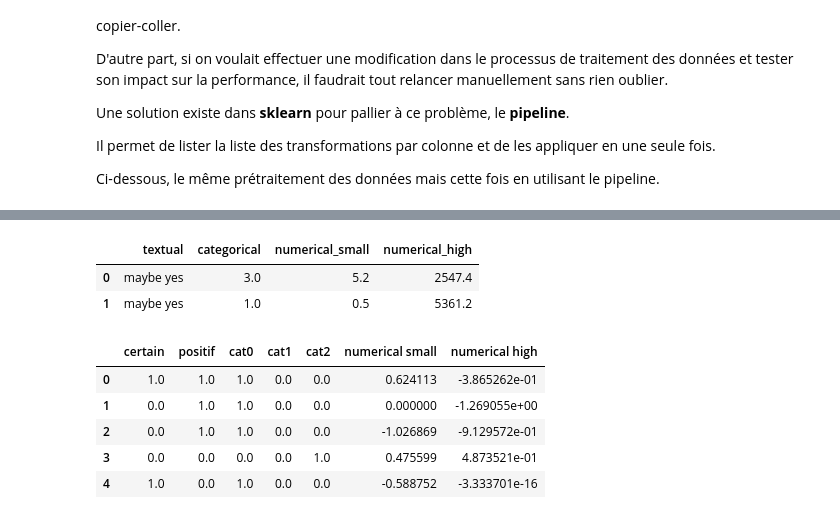
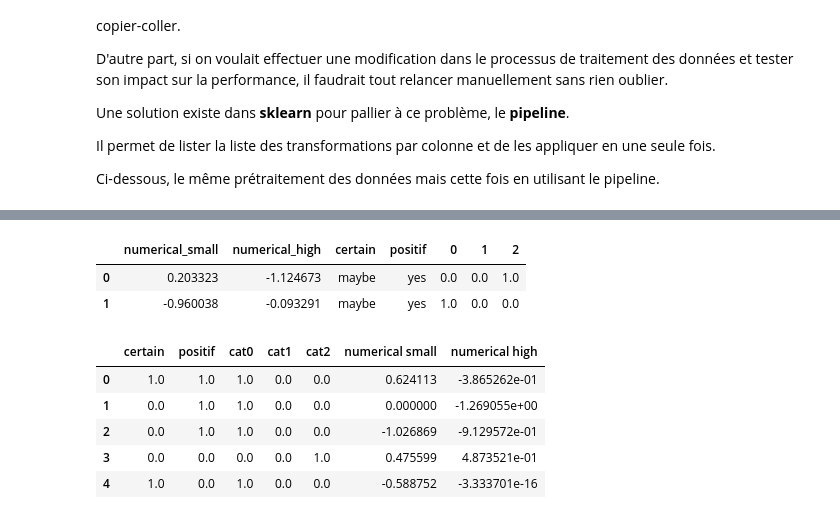
Before and after one commit to Guidemarcus/tp3AI, a Jupyter notebook: TP3/data_processing_tutorial.ipynb, the cells around one changed output, grey strips where cells are left out. Saved outputs shown, nothing was run; the diff lists cells and outputs as text; code cells hidden in the pictures.

```diff
--- a/TP3/data_processing_tutorial.ipynb
+++ b/TP3/data_processing_tutorial.ipynb
@@ -363,9 +382,9 @@ full_pipeline = ColumnTransformer([
 # %%
-toy_test
+toy_test.head()
 # %% [output]
-|  | textual | categorical | numerical_small | numerical_high |
-| 0 | maybe yes | 3.0 | 5.2 | 2547.4 |
-| 1 | maybe yes | 1.0 | 0.5 | 5361.2 |
+|  | numerical_small | numerical_high | certain | positif | 0 | 1 | 2 |
+| 0 | 0.203323 | -1.124673 | maybe | yes | 0.0 | 0.0 | 1.0 |
+| 1 | -0.960038 | -0.093291 | maybe | yes | 1.0 | 0.0 | 0.0 |
 # %%
 toy_train, toy_test= train_test_split(toy_dataframe, test_size=0.2, random_state=42)
 toy_train,toy_test = toy_train.reset_index(drop = True), toy_test.reset_index(drop = True)
```
Also changed, not shown: parts of 7 cells of this notebook.
